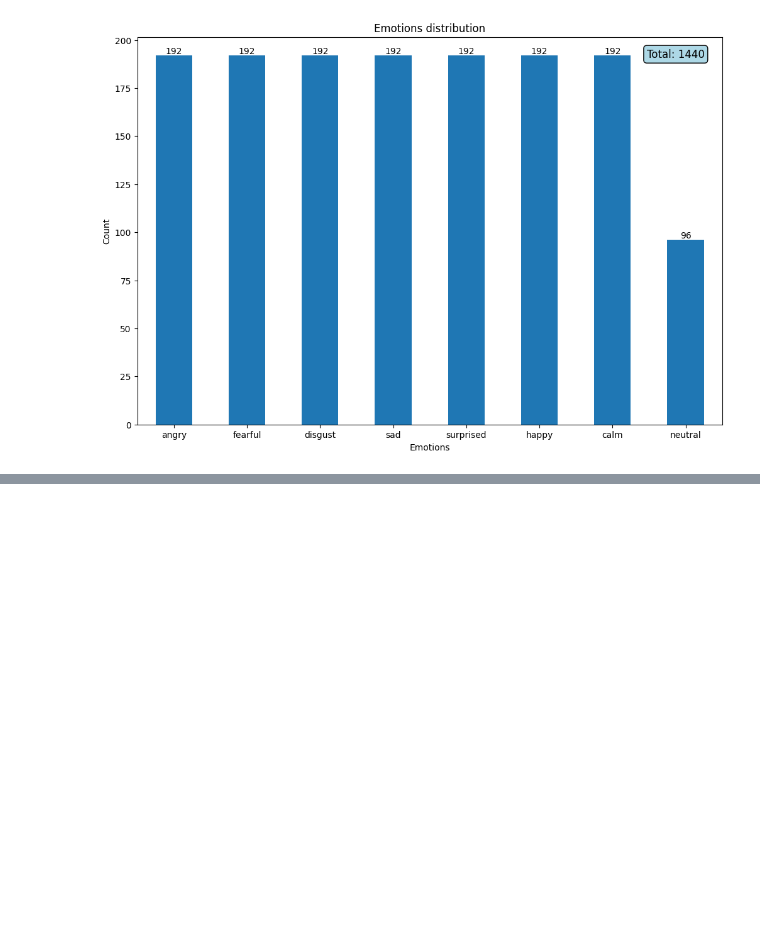
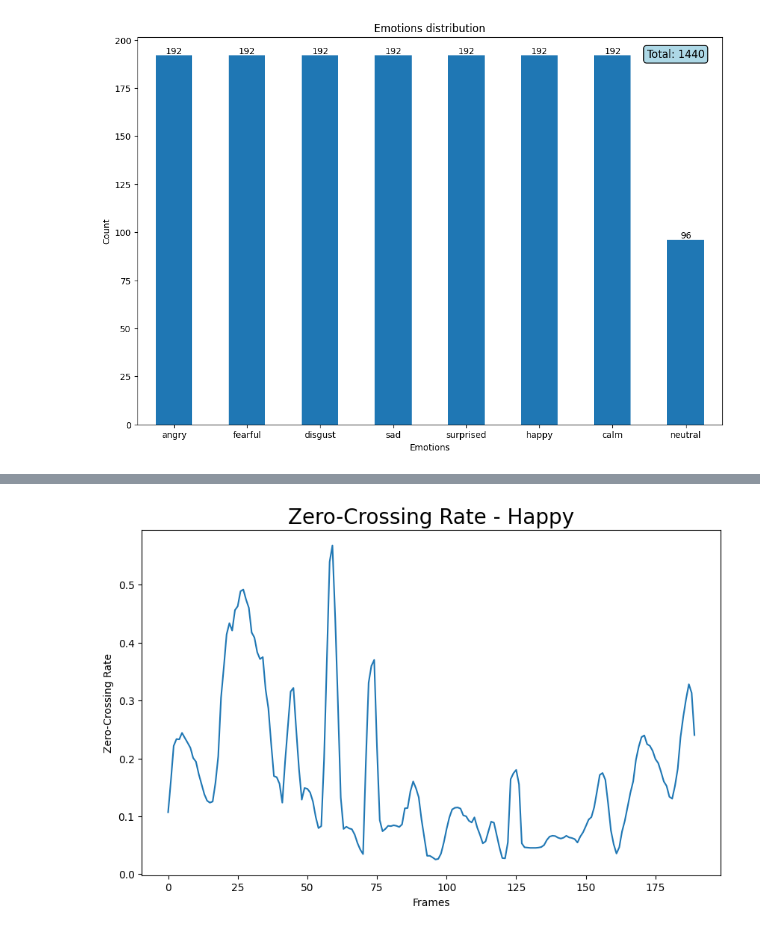
Before and after one commit to Silvano315/Speech-Emotion-Recognition-model-and-gui, a Jupyter notebook: notebooks/EDA.ipynb, the cells around one changed output, grey strips where cells are left out. Cells and saved outputs as stored; diff of their text form; code cells hidden in the pictures; blank space fills up the shorter version.

```diff
--- a/notebooks/EDA.ipynb
+++ b/notebooks/EDA.ipynb
@@ -59,0 +76,6 @@ Audio(data=data, rate=sampling_rate)
+# %%
+# Zero-Crossing Rate plot
+
+zcr_plot(data, sampling_rate, df['emotion'][audio])
+# %% [output]
+[figure, added]
```
Also changed, not shown: parts of 15 cells of this notebook.
